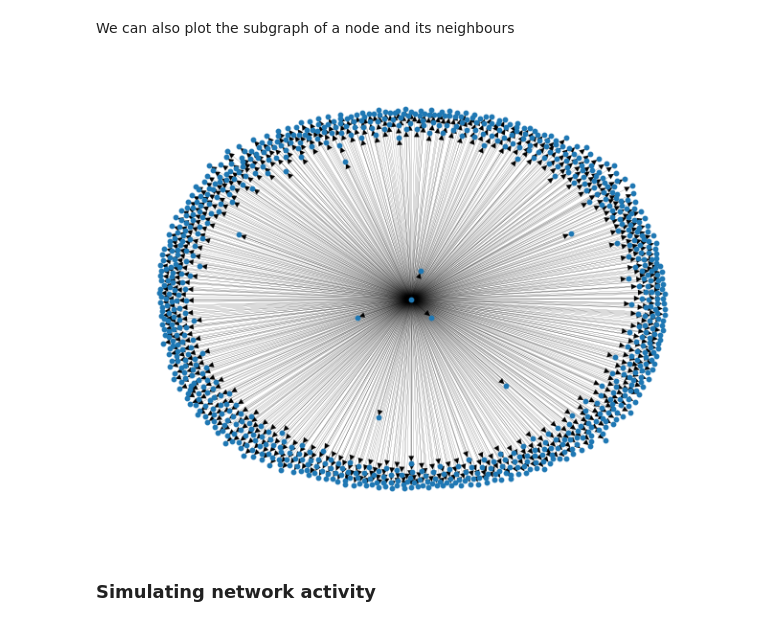
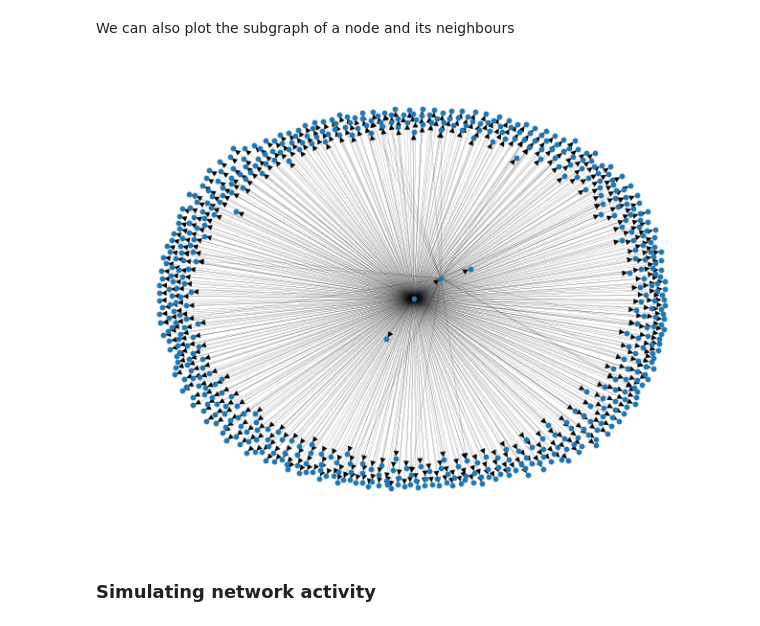
Before and after one commit to bioAI-Oslo/Spikeometric, a Jupyter notebook: examples/large_scale_example.ipynb, the cells around one changed output. Drawn from its saved outputs; the diff is of its cells as text; code cells hidden in the pictures.

```diff
--- a/examples/large_scale_example.ipynb
+++ b/examples/large_scale_example.ipynb
@@ -12,6 +12,7 @@ import matplotlib.pyplot as plt
 import numpy as np
 import seaborn as sns
 import scipy.stats as stats
+sns.set_style()
 # %% [markdown]
 # Simulating larger networks
 # %% [markdown]
@@ -121,12 +122,12 @@ Density: 4.202764422848513e-05
 We can also plot the subgraph of a node and its neighbours
 # %%
 # Choose a random subgraph by picking a random node and including all its neighbors
-subgraph = nx.ego_graph(G, radius=1, n=0, undirected=True)
+subgraph = nx.ego_graph(G, radius=1, n=9, undirected=True)
 
 # Plot the subgraph
 nx.draw(subgraph, node_size=10, width=0.1)
 # %% [output]
-[figure, old version]
+[figure, new version]
 # %% [markdown]
 ### Simulating network activity
 # %% [markdown]
```
Also changed, not shown: parts of 8 cells of this notebook, 3 other files.
